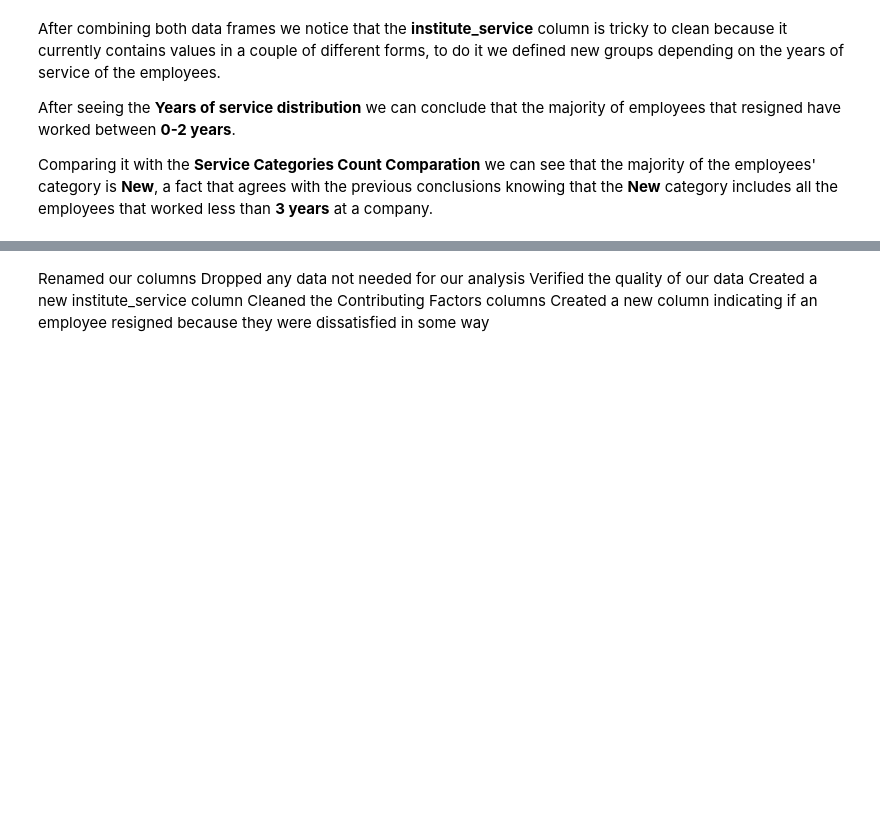
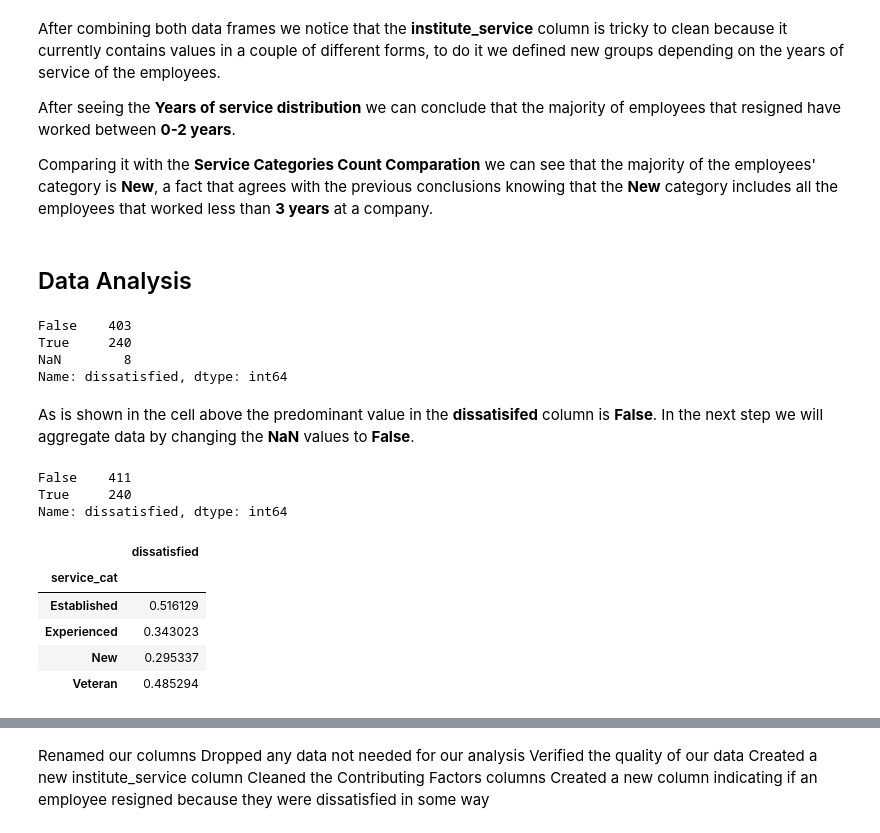
Before and after one commit to raduspaimoc/DataQuest-Projects, a Jupyter notebook: Guided Project_ Clean And Analyze Employee Exit Surveys/Clean And Analyze Employee Exit Surveys.ipynb, the cells around one changed output, grey strips where cells are left out. Drawn from its saved outputs; the diff is of its cells as text; code cells hidden in the pictures; blank space fills up the shorter version.

```diff
--- a/Guided Project_ Clean And Analyze Employee Exit Surveys/Clean And Analyze Employee Exit Surveys.ipynb
+++ b/Guided Project_ Clean And Analyze Employee Exit Surveys/Clean And Analyze Employee Exit Surveys.ipynb
@@ -927,3 +927,31 @@ After combining both data frames we notice that the __institute_service__ column
 After seeing the __Years of service distribution__ we can conclude that the majority of employees that resigned have worked between __0-2 years__.
 
 Comparing it with the __Service Categories Count Comparation__ we can see that the majority of the employees' category is __New__, a fact that agrees with the previous conclusions knowing that the __New__ category includes all the employees that worked less than __3 years__ at a company.
+# %% [markdown]
+## Data Analysis
+# %%
+combined_updated['dissatisfied'].value_counts(dropna = False)
+# %% [output]
+False    403
+True     240
+NaN        8
+Name: dissatisfied, dtype: int64
+# %% [markdown]
+As is shown in the cell above the predominant value in the __dissatisifed__ column is __False__. In the next step we will aggregate data by changing the __NaN__ values to __False__.
+# %%
+combined_updated['dissatisfied'] = combined_updated['dissatisfied'].fillna(False)
+combined_updated['dissatisfied'].value_counts(dropna = False)
+# %% [output]
+False    411
+True     240
+Name: dissatisfied, dtype: int64
+# %%
+pv_dissatisfied =combined_updated.pivot_table(values="dissatisfied", index="service_cat")
+pv_dissatisfied
+# %% [output]
+|  | dissatisfied |
+| service_cat |  |
+| Established | 0.516129 |
+| Experienced | 0.343023 |
+| New | 0.295337 |
+| Veteran | 0.485294 |
```
Also changed, not shown: parts of 9 cells of this notebook.
